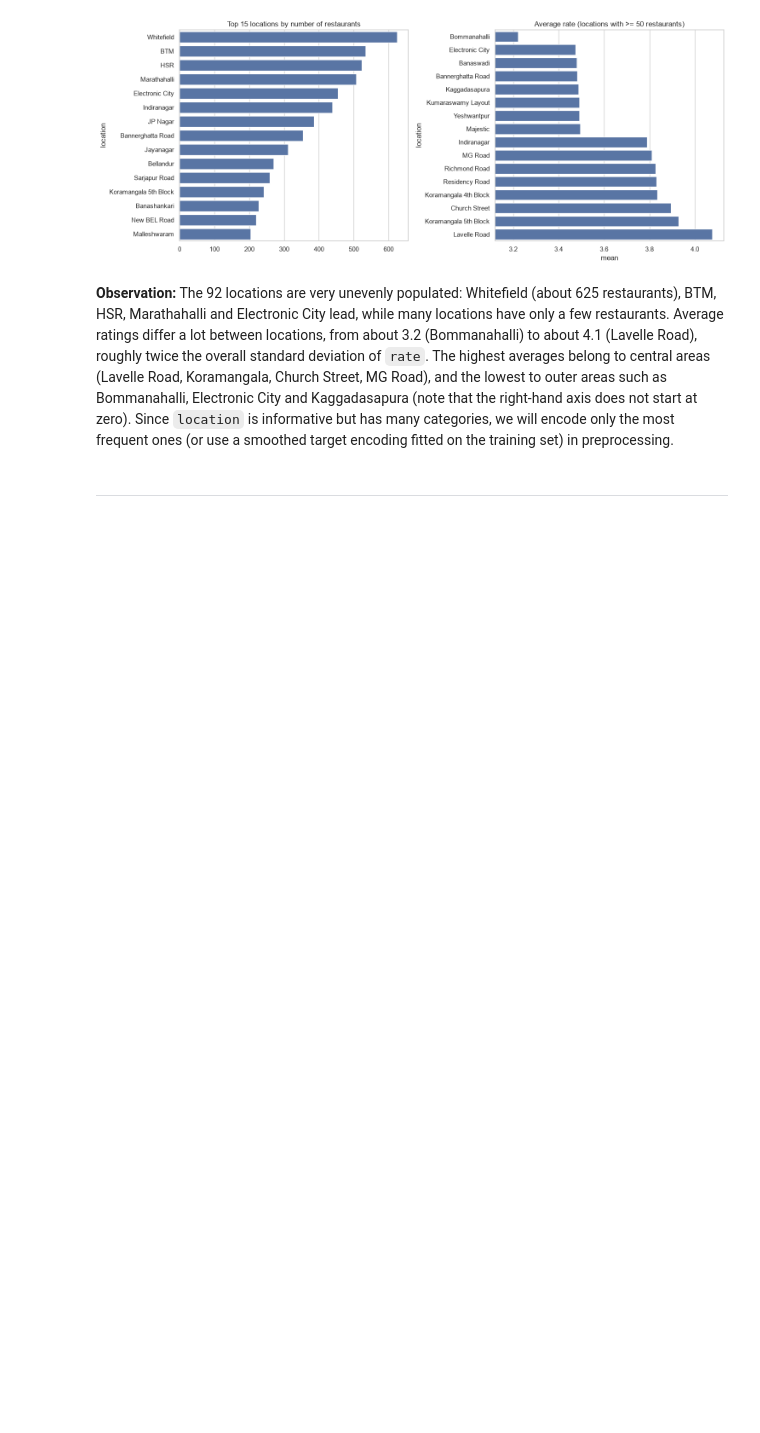
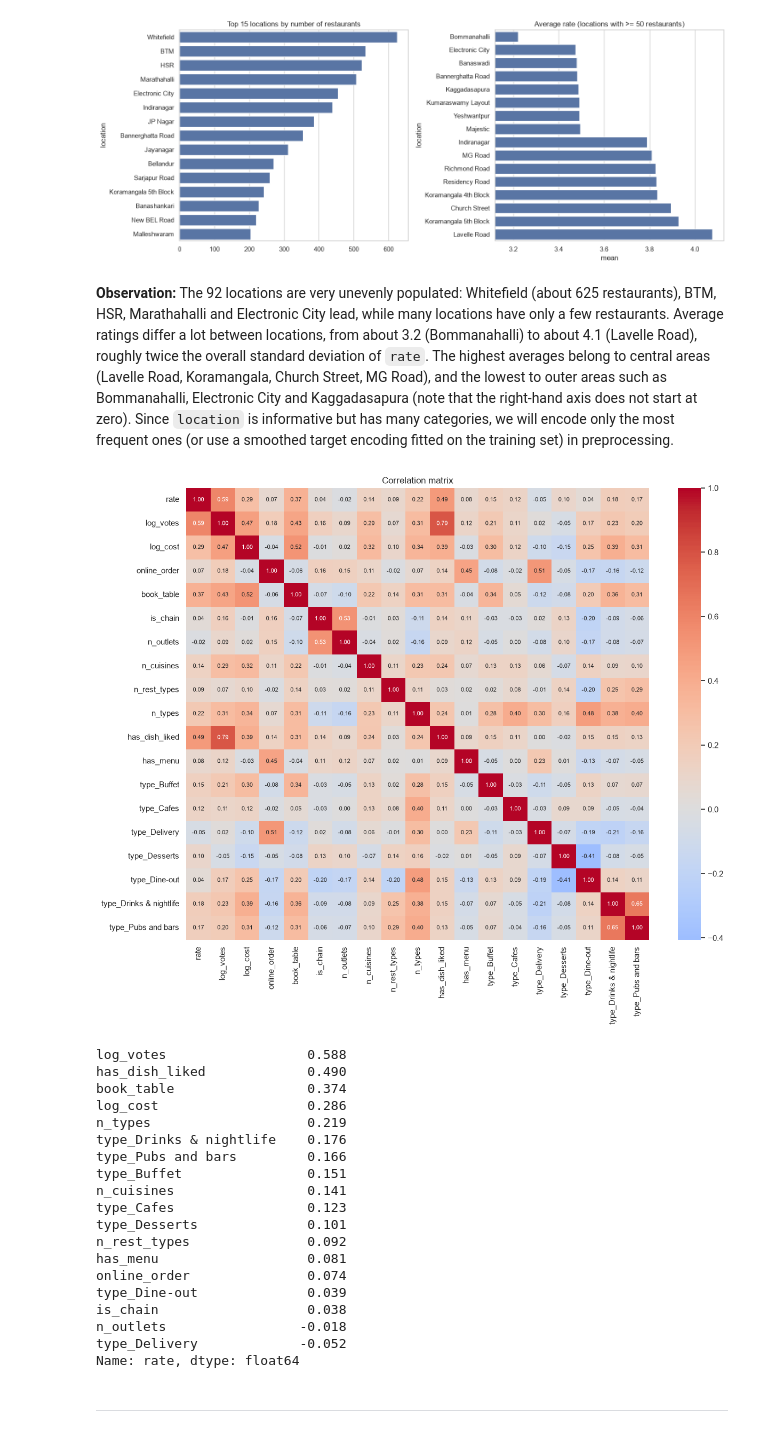
Before and after one commit to yasminsherif200/zomato-bangalore-rating-prediction, a Jupyter notebook: zomato-restaurants-project.ipynb, the cells around one changed output. Drawn from its saved outputs; the diff is of its cells as text; code cells hidden in the pictures; blank space fills up the shorter version.

Commit message:
feat: adding heatmap

```diff
--- a/zomato-restaurants-project.ipynb
+++ b/zomato-restaurants-project.ipynb
@@ -509,6 +509,40 @@ distinct locations: 92
 [figure]
 # %% [markdown]
 **Observation:** The 92 locations are very unevenly populated: Whitefield (about 625 restaurants), BTM, HSR, Marathahalli and Electronic City lead, while many locations have only a few restaurants. Average ratings differ a lot between locations, from about 3.2 (Bommanahalli) to about 4.1 (Lavelle Road), roughly twice the overall standard deviation of `rate`. The highest averages belong to central areas (Lavelle Road, Koramangala, Church Street, MG Road), and the lowest to outer areas such as Bommanahalli, Electronic City and Kaggadasapura (note that the right-hand axis does not start at zero). Since `location` is informative but has many categories, we will encode only the most frequent ones (or use a smoothed target encoding fitted on the training set) in preprocessing.
+# %%
+num = df_clean.copy()
+num['log_votes'] = np.log1p(num['votes'])
+num['log_cost']  = np.log1p(num['cost2people'])
+cols = (['rate', 'log_votes', 'log_cost', 'online_order', 'book_table', 'is_chain', 'n_outlets',
+         'n_cuisines', 'n_rest_types', 'n_types', 'has_dish_liked', 'has_menu'] + type_cols)
+corr = num[cols].corr()
+
+plt.figure(figsize=(14, 11))
+sns.heatmap(corr, annot=True, fmt='.2f', cmap='coolwarm', center=0, annot_kws={'size': 8})
+plt.title('Correlation matrix'); plt.show()
+
+print(corr['rate'].drop('rate').sort_values(ascending=False).round(3))
+# %% [output]
+[figure, added]
+log_votes                  0.588
+has_dish_liked             0.490
+book_table                 0.374
+log_cost                   0.286
+n_types                    0.219
+type_Drinks & nightlife    0.176
+type_Pubs and bars         0.166
+type_Buffet                0.151
+n_cuisines                 0.141
+type_Cafes                 0.123
+type_Desserts              0.101
+n_rest_types               0.092
+has_menu                   0.081
+online_order               0.074
+type_Dine-out              0.039
+is_chain                   0.038
+n_outlets                 -0.018
+type_Delivery             -0.052
+Name: rate, dtype: float64
 # %% [markdown]
 ---
 # %% [markdown]
```
Also changed, not shown: parts of 1 cell of this notebook.
